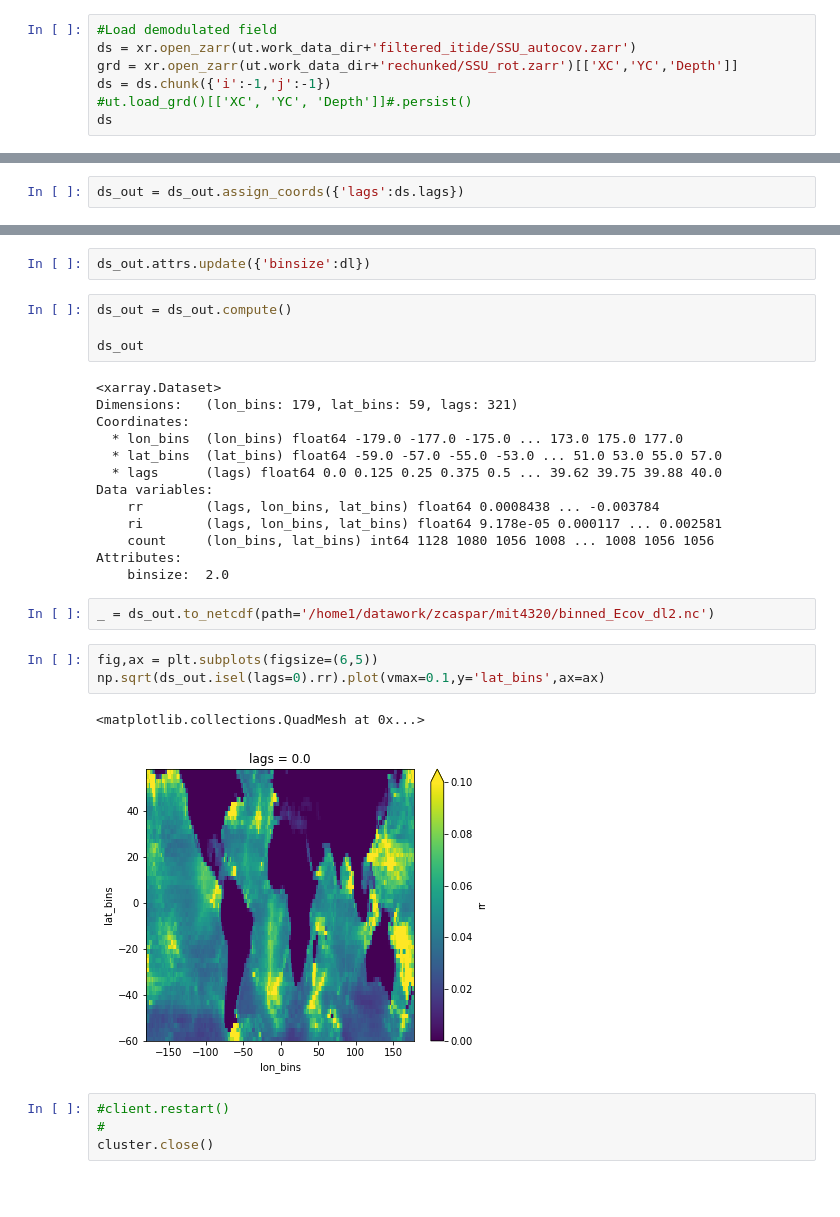
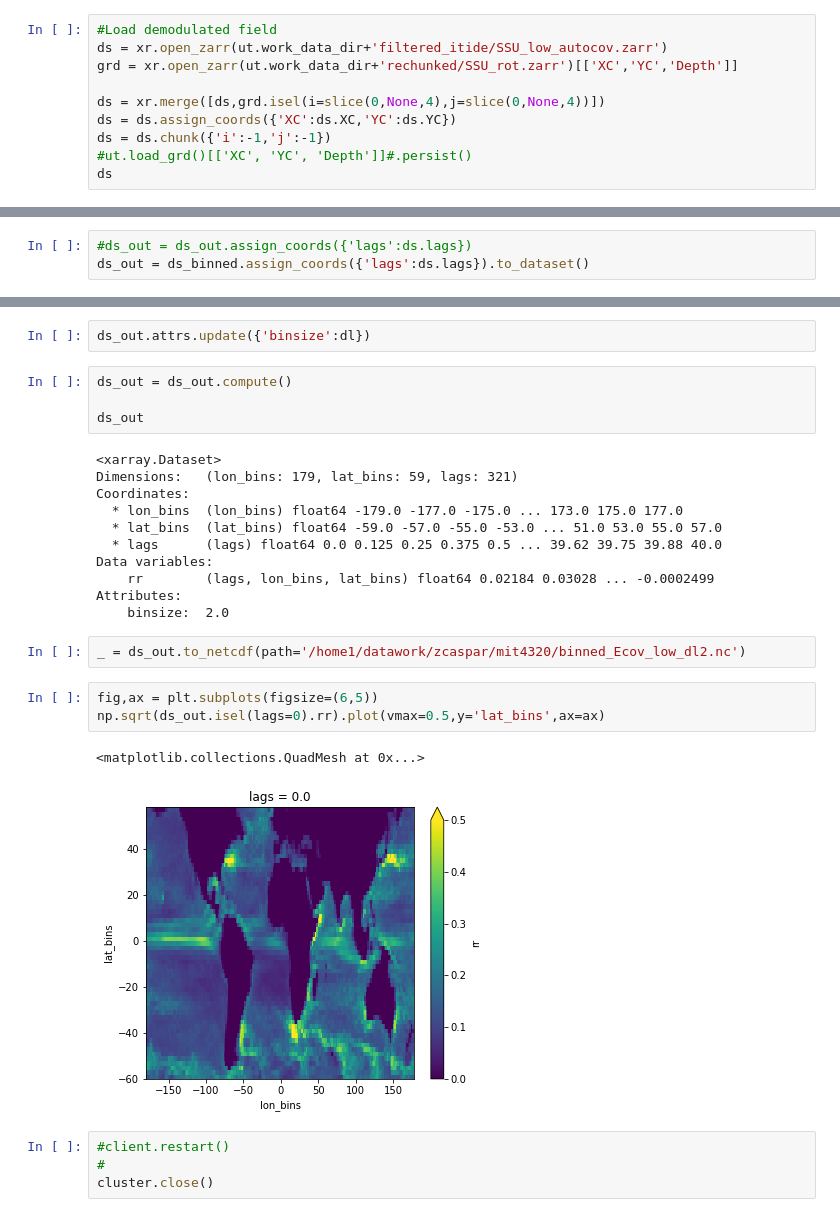
Before and after one commit to zcasparco/equinox_phd, a Jupyter notebook: llc4320/Eulerian_autocovariance.ipynb, the cells around one changed output, grey strips where cells are left out. Saved outputs shown, nothing was run; the diff lists cells and outputs as text; blank space fills up the shorter version.

Commit message:
autocovariance low freq

```diff
--- a/llc4320/Eulerian_autocovariance.ipynb
+++ b/llc4320/Eulerian_autocovariance.ipynb
@@ -44,8 +44,11 @@ w = cluster.scale(jobs=5)
 client = Client(cluster)
 # %%
 #Load demodulated field
-ds = xr.open_zarr(ut.work_data_dir+'filtered_itide/SSU_autocov.zarr')
+ds = xr.open_zarr(ut.work_data_dir+'filtered_itide/SSU_low_autocov.zarr')
 grd = xr.open_zarr(ut.work_data_dir+'rechunked/SSU_rot.zarr')[['XC','YC','Depth']]
+
+ds = xr.merge([ds,grd.isel(i=slice(0,None,4),j=slice(0,None,4))])
+ds = ds.assign_coords({'XC':ds.XC,'YC':ds.YC})
 ds = ds.chunk({'i':-1,'j':-1})
 #ut.load_grd()[['XC', 'YC', 'Depth']]#.persist()
 ds
@@ -222,7 +208,8 @@ _ds_binned = xr.concat([(histogram(ds.lon.rename('lon'), ds.lat.rename('lat'),bi
 # %%
 ds_out = xr.merge([ds_binned,_ds_binned,N.rename('count')])
 # %%
-ds_out = ds_out.assign_coords({'lags':ds.lags})
+#ds_out = ds_out.assign_coords({'lags':ds.lags})
+ds_out = ds_binned.assign_coords({'lags':ds.lags}).to_dataset()
 # %%
 ds_out = ds_out.rename({'lat_bin':'lat_bins','lon_bin':'lon_bins'})
 # %%
@@ -241,19 +228,17 @@ Coordinates:
   * lat_bins  (lat_bins) float64 -59.0 -57.0 -55.0 -53.0 ... 51.0 53.0 55.0 57.0
   * lags      (lags) float64 0.0 0.125 0.25 0.375 0.5 ... 39.62 39.75 39.88 40.0
 Data variables:
-    rr        (lags, lon_bins, lat_bins) float64 0.0008438 ... -0.003784
-    ri        (lags, lon_bins, lat_bins) float64 9.178e-05 0.000117 ... 0.002581
-    count     (lon_bins, lat_bins) int64 1128 1080 1056 1008 ... 1008 1056 1056
+    rr        (lags, lon_bins, lat_bins) float64 0.02184 0.03028 ... -0.0002499
 Attributes:
     binsize:  2.0
 # %%
-_ = ds_out.to_netcdf(path='/home1/datawork/zcaspar/mit4320/binned_Ecov_dl2.nc')
+_ = ds_out.to_netcdf(path='/home1/datawork/zcaspar/mit4320/binned_Ecov_low_dl2.nc')
 # %%
 fig,ax = plt.subplots(figsize=(6,5))
-np.sqrt(ds_out.isel(lags=0).rr).plot(vmax=0.1,y='lat_bins',ax=ax)
+np.sqrt(ds_out.isel(lags=0).rr).plot(vmax=0.5,y='lat_bins',ax=ax)
 # %% [output]
 <matplotlib.collections.QuadMesh at 0x...>
-[figure, old version]
+[figure, new version]
 # %%
 #client.restart()
 #
```
Also changed, not shown: parts of 4 cells of this notebook, 3 other files.
